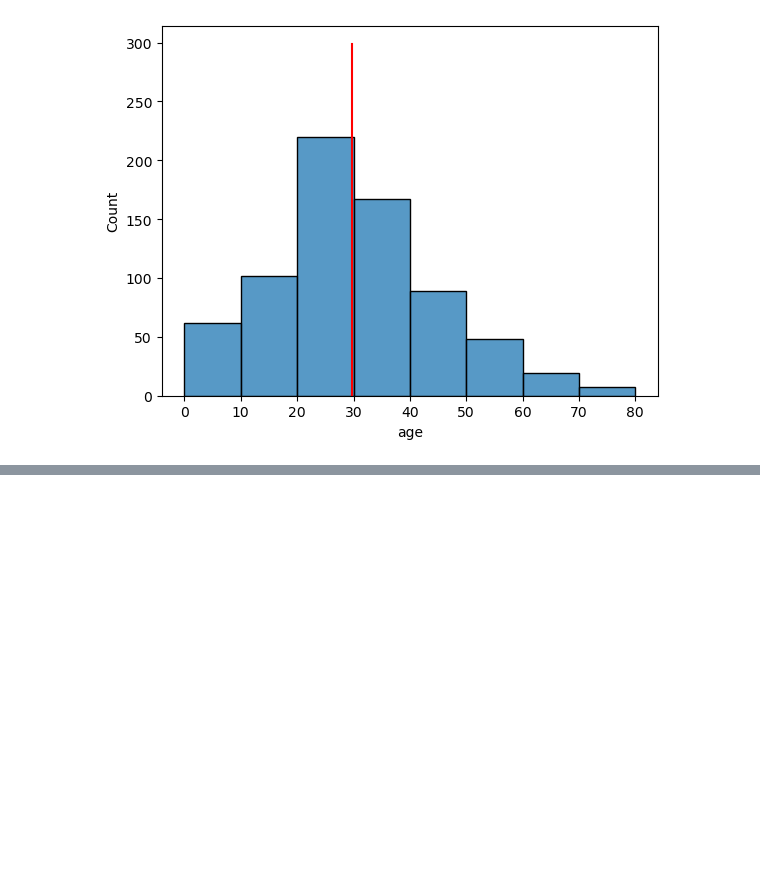
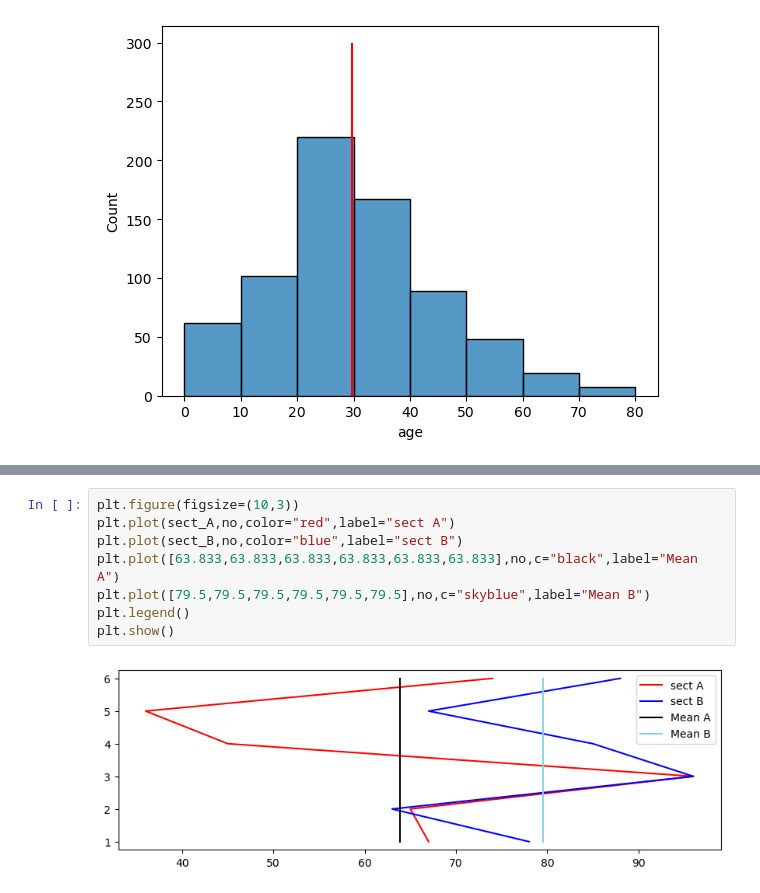
Before and after one commit to VishalYadav1019/ML_Project, a Jupyter notebook: matplotlib&seaborn.ipynb, the cells around one changed output, grey strips where cells are left out. Drawn from its saved outputs; the diff is of its cells as text; blank space fills up the shorter version.

```diff
--- a/matplotlib&seaborn.ipynb
+++ b/matplotlib&seaborn.ipynb
@@ -124,0 +194,10 @@ plt.show()
+# %%
+plt.figure(figsize=(10,3))
+plt.plot(sect_A,no,color="red",label="sect A")
+plt.plot(sect_B,no,color="blue",label="sect B")
+plt.plot([63.833,63.833,63.833,63.833,63.833,63.833],no,c="black",label="Mean A")
+plt.plot([79.5,79.5,79.5,79.5,79.5,79.5],no,c="skyblue",label="Mean B")
+plt.legend()
+plt.show()
+# %% [output]
+[figure, added]
```
Also changed, not shown: parts of 7 cells of this notebook.
